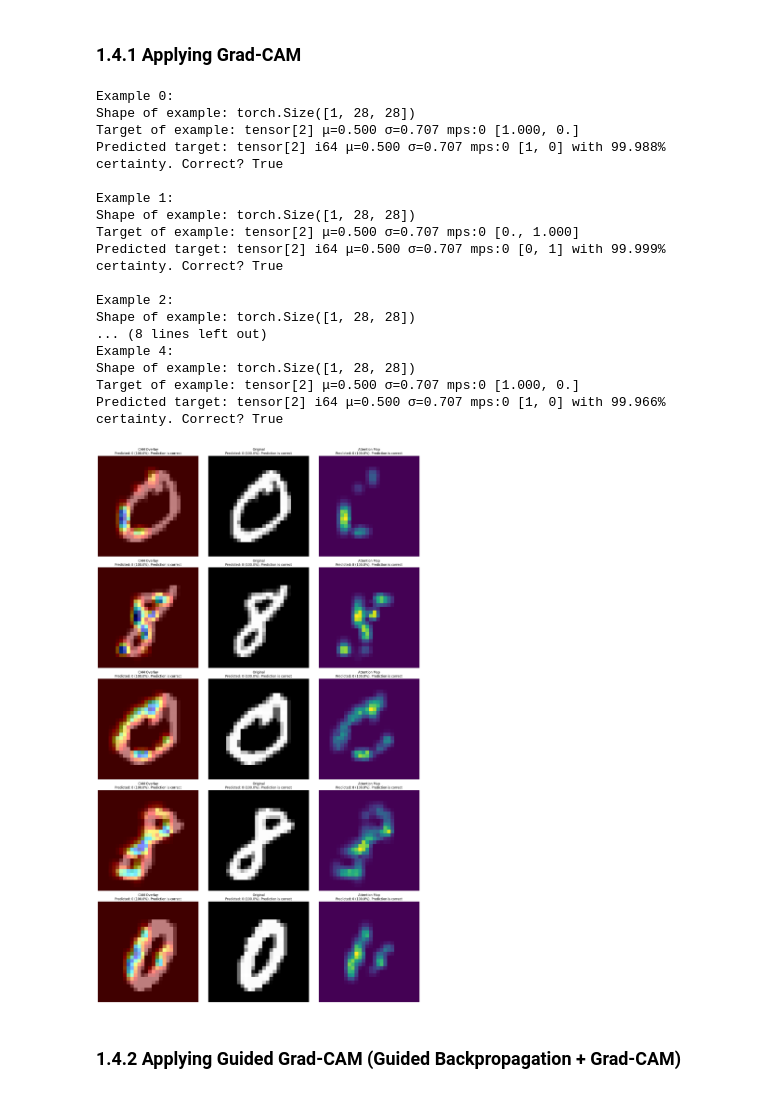
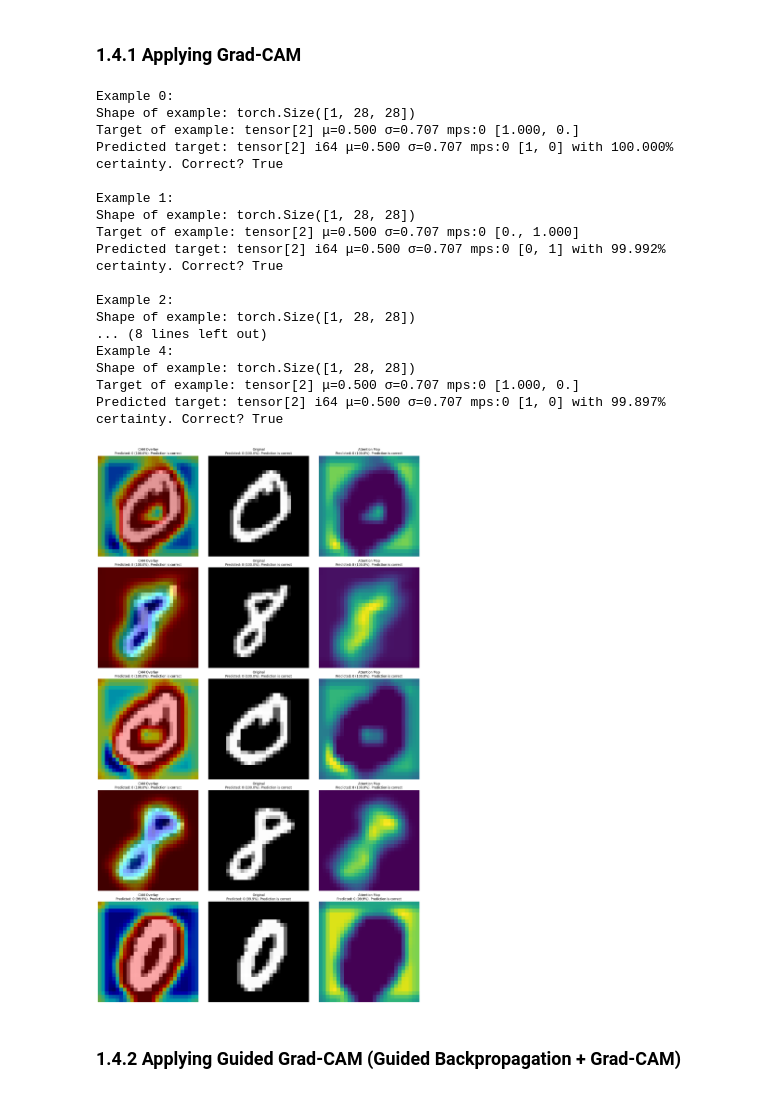
Before and after one commit to zlochina/xil-research-modification, a Jupyter notebook: src/xil_research_modification/experiments/08_MNIST.ipynb, the cells around one changed output. Drawn from its saved outputs; the diff is of its cells as text; code cells hidden in the pictures.

```diff
--- a/src/xil_research_modification/experiments/08_MNIST.ipynb
+++ b/src/xil_research_modification/experiments/08_MNIST.ipynb
@@ -10,6 +10,9 @@ The main goal of this experiment is to smoothly introduce usage of RRR as well a
 
 ## 1.1 Dataset preparation
 # %%
+from torch.nn import CrossEntropyLoss
+from torchvision.transforms.functional import to_tensor
+
 from src.xil_research_modification.utils import XILUtils
 %matplotlib inline
 %load_ext autoreload
@@ -42,7 +45,7 @@ ds_test = tds.MNIST(
     # target_transform=Lambda(lambda y: torch.zeros(2, dtype=torch.float).scatter_(0, torch.tensor(0 if y == 0 else 1 if y == 8 else 2), value=1))
 )
 
-train_dataset_length = 200
+train_dataset_length = 500
 
 labels = [0, 8]
 train_indices = [i for i, (_, label) in enumerate(ds_train) if label in labels][:train_dataset_length]
@@ -174,7 +180,7 @@ train_dataloader = DataLoader(ds_train, batch_size=batch_size, shuffle=True)
 test_dataloader = DataLoader(ds_test, batch_size=batch_size, shuffle=True)
 
 # model config
-epochs = 2
+epochs = 10
 
 for t in range(epochs):
     print(f"Epoch {t + 1}\n" + 20 * "-")
@@ -213,37 +219,38 @@ Done!
 
 # define target layers for grad-cam
 #   define a link to the last convolutional layer of the model
 last_conv_layer = model.features[3]
 target_layers = [last_conv_layer]
 
 # Number of examples to show
 n_examples = 5  # you can change this number
 
 XILUtils.apply_and_show_gradcam(model, target_layers, ds_train, labels, plt,
                                 shuffle_ds=False,
                                 batch_num=0,
                                 batch_size=n_examples,
                                 device=device,
+                                correspond_to_targets=True,
                                 )
 # %% [output]
 Example 0:
 Shape of example: torch.Size([1, 28, 28])
 Target of example: tensor[2] μ=0.500 σ=0.707 mps:0 [1.000, 0.]
-Predicted target: tensor[2] i64 μ=0.500 σ=0.707 mps:0 [1, 0] with 99.988% certainty. Correct? True
+Predicted target: tensor[2] i64 μ=0.500 σ=0.707 mps:0 [1, 0] with 100.000% certainty. Correct? True
 
 Example 1:
 Shape of example: torch.Size([1, 28, 28])
 Target of example: tensor[2] μ=0.500 σ=0.707 mps:0 [0., 1.000]
-Predicted target: tensor[2] i64 μ=0.500 σ=0.707 mps:0 [0, 1] with 99.999% certainty. Correct? True
+Predicted target: tensor[2] i64 μ=0.500 σ=0.707 mps:0 [0, 1] with 99.992% certainty. Correct? True
 
 Example 2:
 Shape of example: torch.Size([1, 28, 28])
 ... (8 lines left out)
 Example 4:
 Shape of example: torch.Size([1, 28, 28])
 Target of example: tensor[2] μ=0.500 σ=0.707 mps:0 [1.000, 0.]
-Predicted target: tensor[2] i64 μ=0.500 σ=0.707 mps:0 [1, 0] with 99.966% certainty. Correct? True
+Predicted target: tensor[2] i64 μ=0.500 σ=0.707 mps:0 [1, 0] with 99.897% certainty. Correct? True
-[figure, old version]
+[figure, new version]
 # %% [markdown]
 ### 1.4.2 Applying Guided Grad-CAM (Guided Backpropagation + Grad-CAM)
 # %%
```
Also changed, not shown: parts of 29 cells of this notebook, 2 other files.
